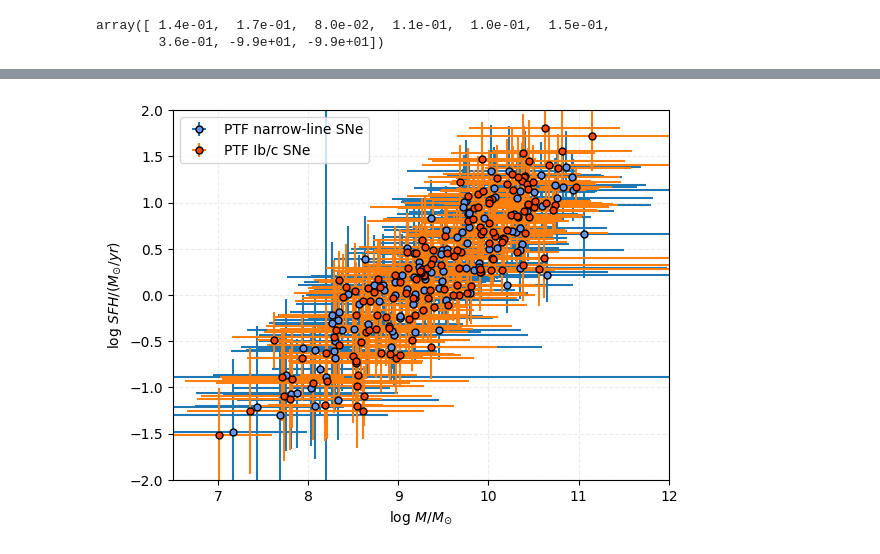
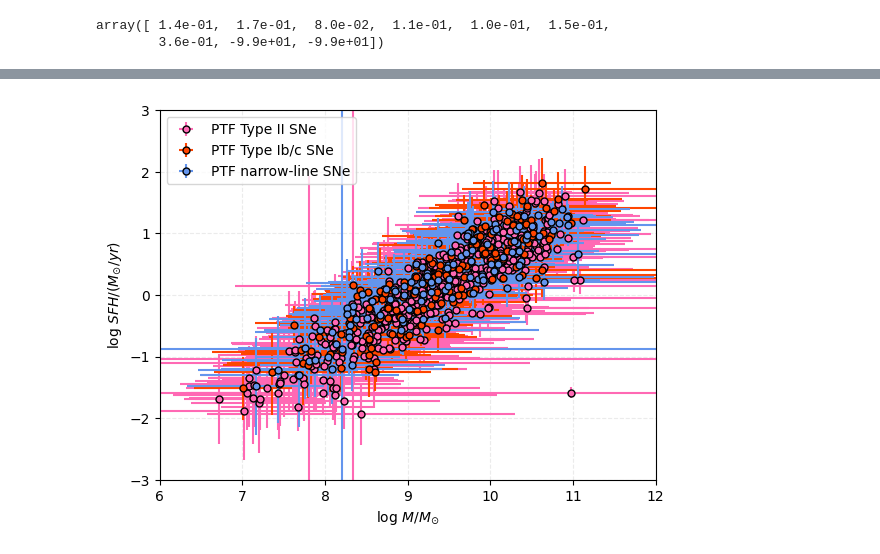
Before and after one commit to aswinsuresh24/sne_hosts, a Jupyter notebook: hosts.ipynb, the cells around one changed output, grey strips where cells are left out. Saved outputs shown, nothing was run; the diff lists cells and outputs as text; code cells hidden in the pictures.

```diff
--- a/hosts.ipynb
+++ b/hosts.ipynb
@@ -307,10 +320,10 @@ awkerr
 array([ 1.4e-01,  1.7e-01,  8.0e-02,  1.1e-01,  1.0e-01,  1.5e-01,
         3.6e-01, -9.9e+01, -9.9e+01])
 # %%
-res_hdul = fits.open('ptfIbcsne/out/results.fits')
+res_hdul = fits.open('ptfIIsne/out/results.fits')
 results = Table(res_hdul[1].data)
 
-obs_hdul = fits.open('ptfIbcsne/out/observations.fits')
+obs_hdul = fits.open('ptfIIsne/out/observations.fits')
 obs = Table(obs_hdul[1].data)
 # %%
 results
@@ -388,3 +401,6 @@ Table length=148
 | iPTF17cw | 6.113937424932153 | 0.4367098160665824 | 8.911667145079734 | 0.3181593545924994 | -0.6363059708389857 | 0.7071056836357469 | ... |
 | iPTF17wj | 1.9961282129692195 | 0.14258058664065854 | 10.001152258077532 | 0.4229314793496343 | 0.7789671048264881 | 0.748109700062929 | ... |
 | iPTF17xf | 9.400020238974653 | 0.5875012649359158 | 9.778809274184947 | 0.5136719799866132 | 1.0757335616223995 | 0.6802417555384797 | ... |
+# %%
+subtable_ii= subtable
+subtable_ii
@@ -391,14 +427,19 @@ Table length=148
 # %%
-plt.errorbar(subtable_narrow['log_stellar_mass'], subtable_narrow['log_sfh'], yerr = subtable_narrow['log_stellar_mass_err'], xerr = subtable_narrow['log_sfh_err'],
-             marker = 'o', markerfacecolor = 'cornflowerblue', markeredgecolor = 'black', markersize = 5, linestyle = 'none', label = 'PTF narrow-line SNe')
-plt.errorbar(subtable_ibc['log_stellar_mass'], subtable_ibc['log_sfh'], yerr = subtable_ibc['log_stellar_mass_err'], xerr = subtable_ibc['log_sfh_err'],
-             marker = 'o', markerfacecolor = 'orangered', markeredgecolor = 'black', markersize = 5, linestyle = 'none', label = 'PTF Ib/c SNe')
+plt.errorbar(subtable_ii['log_stellar_mass'], subtable_ii['log_sfh'], yerr = subtable_ii['log_stellar_mass_err'],
+             xerr = subtable_ii['log_sfh_err'], marker = 'o', markerfacecolor = 'hotpink', markeredgecolor = 'black',
+             ecolor = 'hotpink', markersize = 5, linestyle = 'none', label = 'PTF Type II SNe')
+plt.errorbar(subtable_ibc['log_stellar_mass'], subtable_ibc['log_sfh'], yerr = subtable_ibc['log_stellar_mass_err'],
+             xerr = subtable_ibc['log_sfh_err'], marker = 'o', markerfacecolor = 'orangered', markeredgecolor = 'black',
+             ecolor = 'orangered', markersize = 5, linestyle = 'none', label = 'PTF Type Ib/c SNe')
+plt.errorbar(subtable_narrow['log_stellar_mass'], subtable_narrow['log_sfh'], yerr = subtable_narrow['log_stellar_mass_err'],
+             xerr = subtable_narrow['log_sfh_err'], marker = 'o', markerfacecolor = 'cornflowerblue', markeredgecolor = 'black',
+             ecolor = 'cornflowerblue', markersize = 5, linestyle = 'none', label = 'PTF narrow-line SNe')
 plt.grid(alpha = 0.25, linestyle = '--')
 plt.xlabel(r'log $M/M_{\odot}$')
 plt.ylabel(r'log $SFH/(M_{\odot}/yr)$')
 plt.legend()
-plt.xlim(6.5, 12)
-plt.ylim(-2, 2)
+plt.xlim(6, 12)
+plt.ylim(-3, 3)
 plt.show()
 # %% [output]
-[figure, old version]
+[figure, new version]
```
Also changed, not shown: parts of 5 cells of this notebook, 34 other files.
